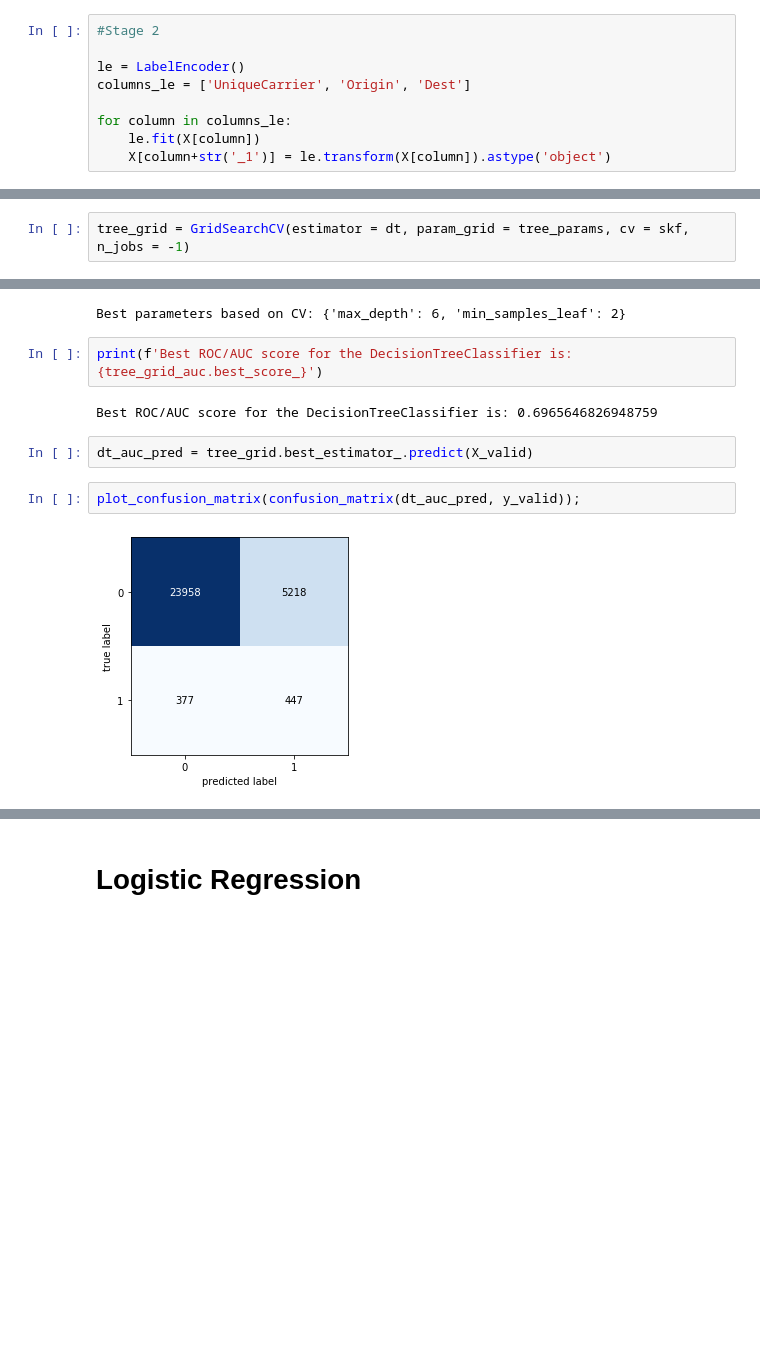
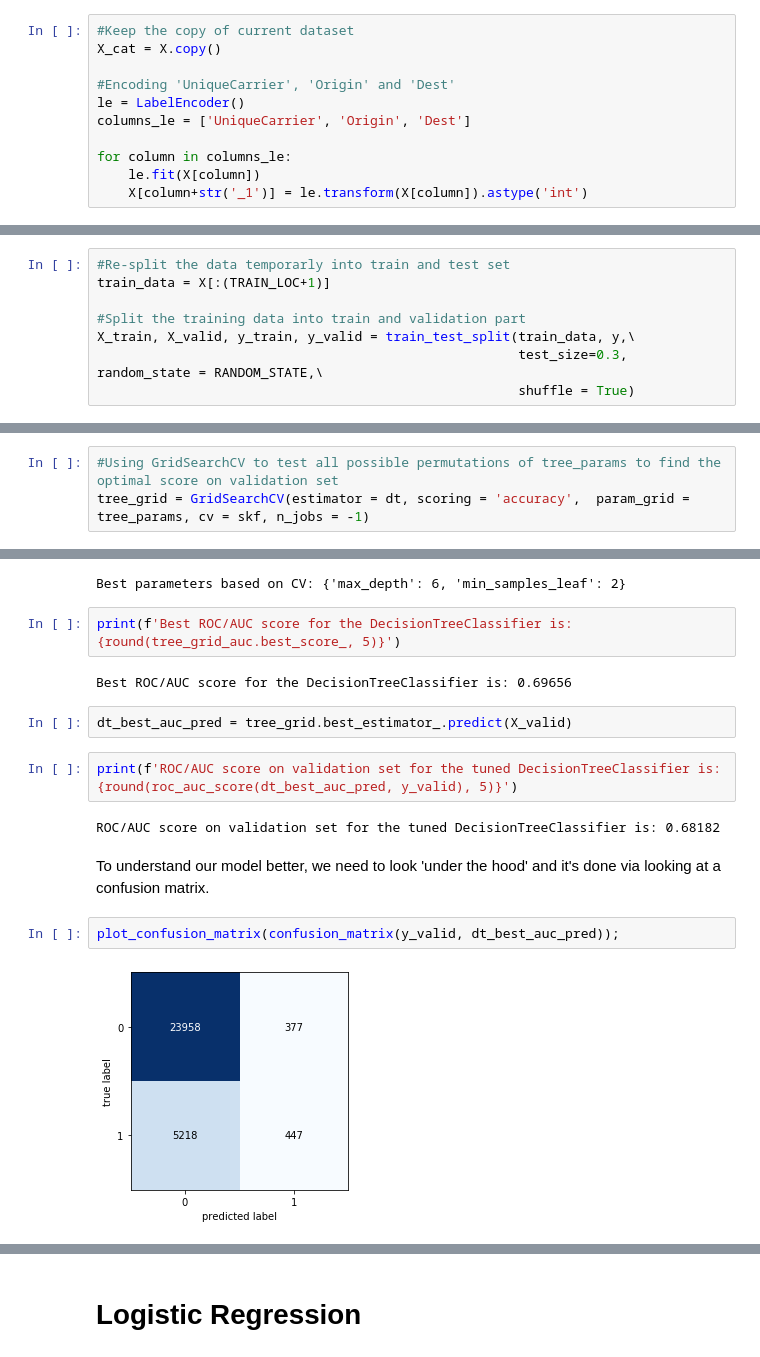
Before and after one commit to lobvh/flight-delays, a Jupyter notebook: flight-prediction.ipynb, the cells around one changed output, grey strips where cells are left out. Saved outputs shown, nothing was run; the diff lists cells and outputs as text; blank space fills up the shorter version.

```diff
--- a/flight-prediction.ipynb
+++ b/flight-prediction.ipynb
@@ -111,12 +168,14 @@ X.head()
 # %%
-#Stage 2
+#Keep the copy of current dataset
+X_cat = X.copy()
 
+#Encoding 'UniqueCarrier', 'Origin' and 'Dest'
 le = LabelEncoder()
 columns_le = ['UniqueCarrier', 'Origin', 'Dest']
 
 for column in columns_le:
     le.fit(X[column])
-    X[column+str('_1')] = le.transform(X[column]).astype('object')
+    X[column+str('_1')] = le.transform(X[column]).astype('int')
 # %%
 X.head()
 # %% [output]
@@ -179,0 +231,8 @@ X_valid.head()
+# %%
+#Re-split the data temporarly into train and test set
+train_data = X[:(TRAIN_LOC+1)]
+
+#Split the training data into train and validation part
+X_train, X_valid, y_train, y_valid = train_test_split(train_data, y,\
+                                                      test_size=0.3, random_state = RANDOM_STATE,\
+                                                      shuffle = True)
@@ -221,5 +304,6 @@ skf = StratifiedKFold(n_splits = 5, shuffle = True, random_state = 17)
 # %%
-tree_grid = GridSearchCV(estimator = dt, param_grid = tree_params, cv = skf, n_jobs = -1)
+#Using GridSearchCV to test all possible permutations of tree_params to find the optimal score on validation set
+tree_grid = GridSearchCV(estimator = dt, scoring = 'accuracy',  param_grid = tree_params, cv = skf, n_jobs = -1)
 # %%
 %%time
 tree_grid.fit(X_train, y_train)
@@ -322,13 +441,19 @@ print(f'Best parameters based on CV: {tree_grid_auc.best_params_}')
 # %% [output]
 Best parameters based on CV: {'max_depth': 6, 'min_samples_leaf': 2}
 # %%
-print(f'Best ROC/AUC score for the DecisionTreeClassifier is: {tree_grid_auc.best_score_}')
+print(f'Best ROC/AUC score for the DecisionTreeClassifier is: {round(tree_grid_auc.best_score_, 5)}')
 # %% [output]
-Best ROC/AUC score for the DecisionTreeClassifier is: 0.6965646826948759
+Best ROC/AUC score for the DecisionTreeClassifier is: 0.69656
 # %%
-dt_auc_pred = tree_grid.best_estimator_.predict(X_valid)
+dt_best_auc_pred = tree_grid.best_estimator_.predict(X_valid)
+# %%
+print(f'ROC/AUC score on validation set for the tuned DecisionTreeClassifier is: {round(roc_auc_score(dt_best_auc_pred, y_valid), 5)}')
+# %% [output]
+ROC/AUC score on validation set for the tuned DecisionTreeClassifier is: 0.68182
+# %% [markdown]
+To understand our model better, we need to look 'under the hood' and it's done via looking at a confusion matrix.
 # %%
-plot_confusion_matrix(confusion_matrix(dt_auc_pred, y_valid));
+plot_confusion_matrix(confusion_matrix(y_valid, dt_best_auc_pred));
 # %% [output]
-[figure, old version]
+[figure, new version]
 # %% [markdown]
```
Also changed, not shown: parts of 103 cells of this notebook.
